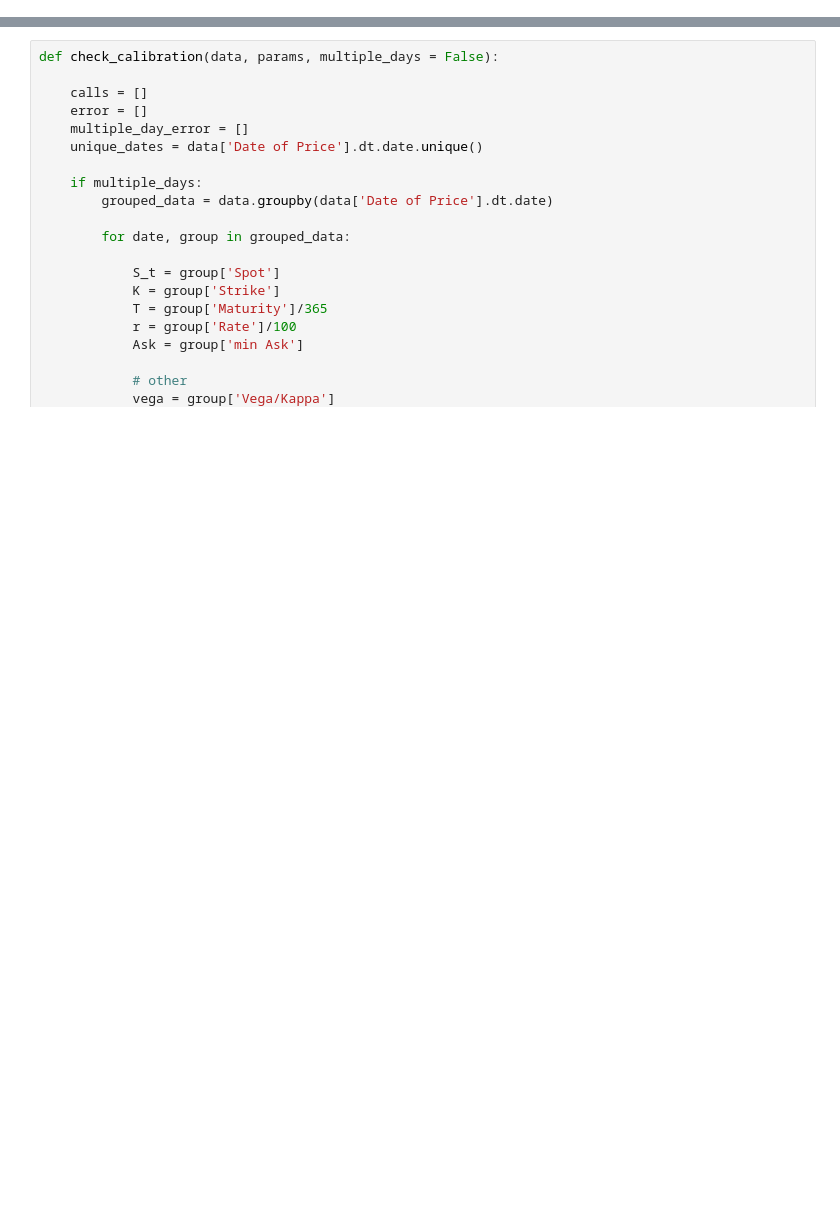
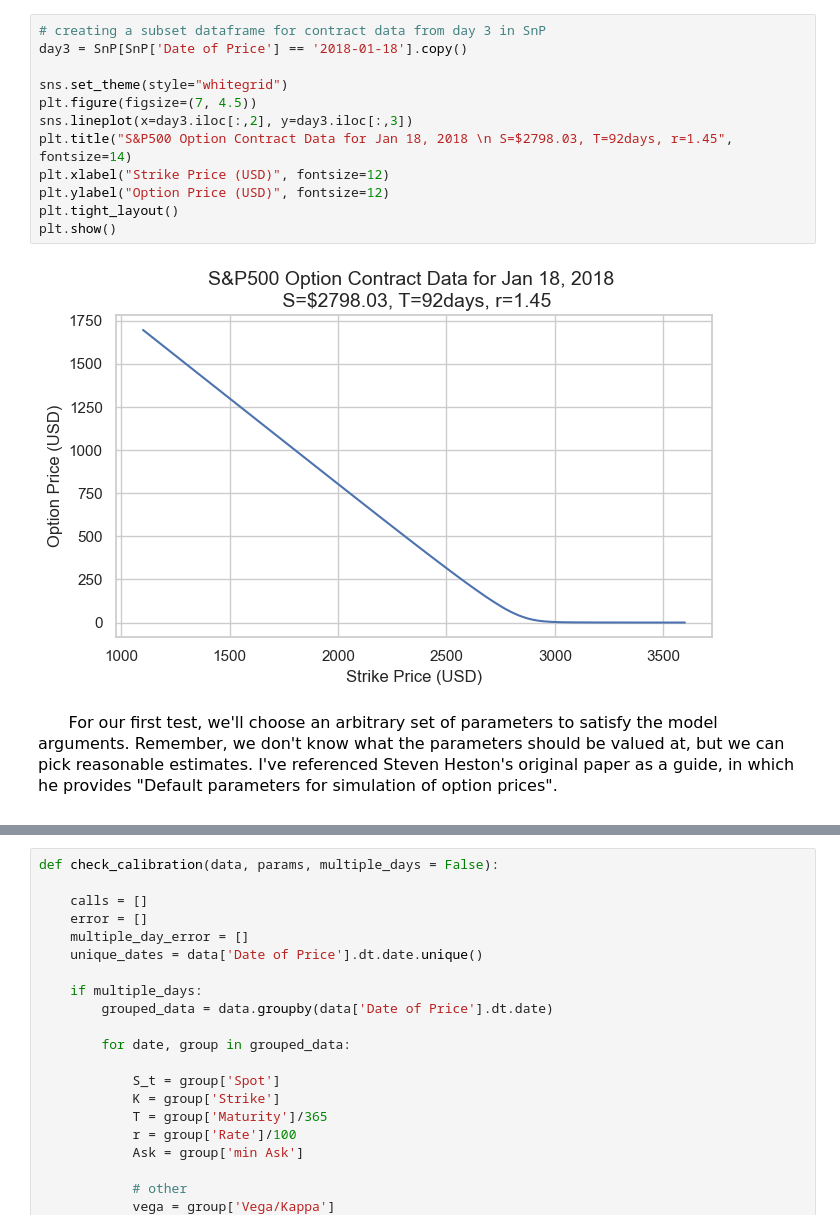
Before and after one commit to Grant-Doherty/Option-Pricing-with-the-Heston-Model, a Jupyter notebook: Option_Pricing_with_the_Heston_Model.ipynb, the cells around one changed output, grey strips where cells are left out. Cells and saved outputs as stored; diff of their text form; blank space fills up the shorter version.

```diff
--- a/Option_Pricing_with_the_Heston_Model.ipynb
+++ b/Option_Pricing_with_the_Heston_Model.ipynb
@@ -411,0 +531,20 @@ else, it plots the error of multiple days idk
+# %%
+# creating a subset dataframe for contract data from day 3 in SnP
+day3 = SnP[SnP['Date of Price'] == '2018-01-18'].copy()
+
+sns.set_theme(style="whitegrid")
+plt.figure(figsize=(7, 4.5))
+sns.lineplot(x=day3.iloc[:,2], y=day3.iloc[:,3])
+plt.title("S&P500 Option Contract Data for Jan 18, 2018 \n S=$2798.03, T=92days, r=1.45", fontsize=14)
+plt.xlabel("Strike Price (USD)", fontsize=12)
+plt.ylabel("Option Price (USD)", fontsize=12)
+plt.tight_layout()
+plt.show()
+# %% [output]
+[figure, added]
+# %% [markdown]
+<span style=";color: black ; font-family: Verdana ; font-size: 16px ">
+
+&nbsp;&nbsp;&nbsp;&nbsp;&nbsp; For our first test, we'll choose an arbitrary set of parameters to satisfy the model arguments. Remember, we don't know what the parameters should be valued at, but we can pick reasonable estimates. I've referenced Steven Heston's original paper as a guide, in which he provides "Default parameters for simulation of option prices".
+
+</span>
```
Also changed, not shown: parts of 106 cells of this notebook.
